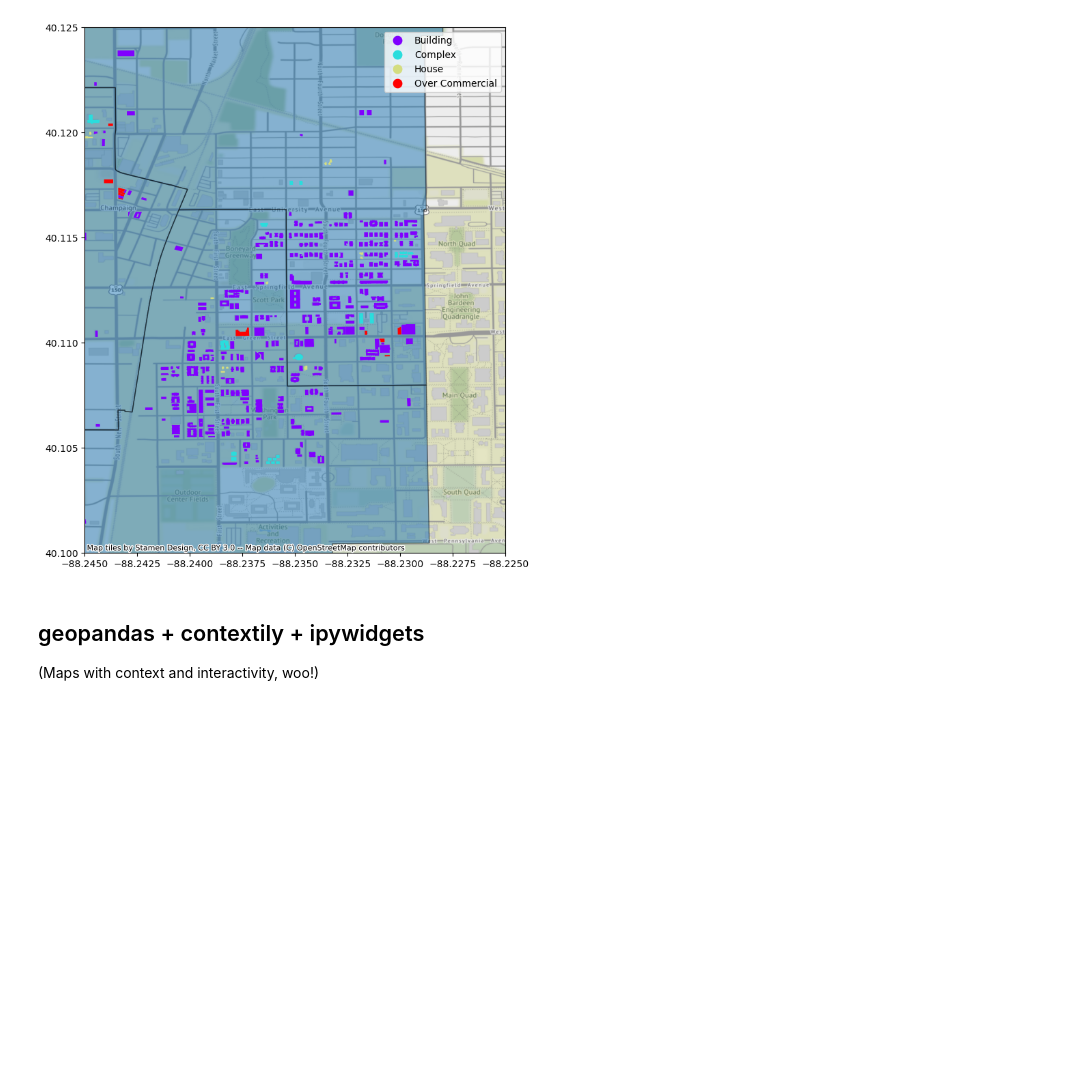
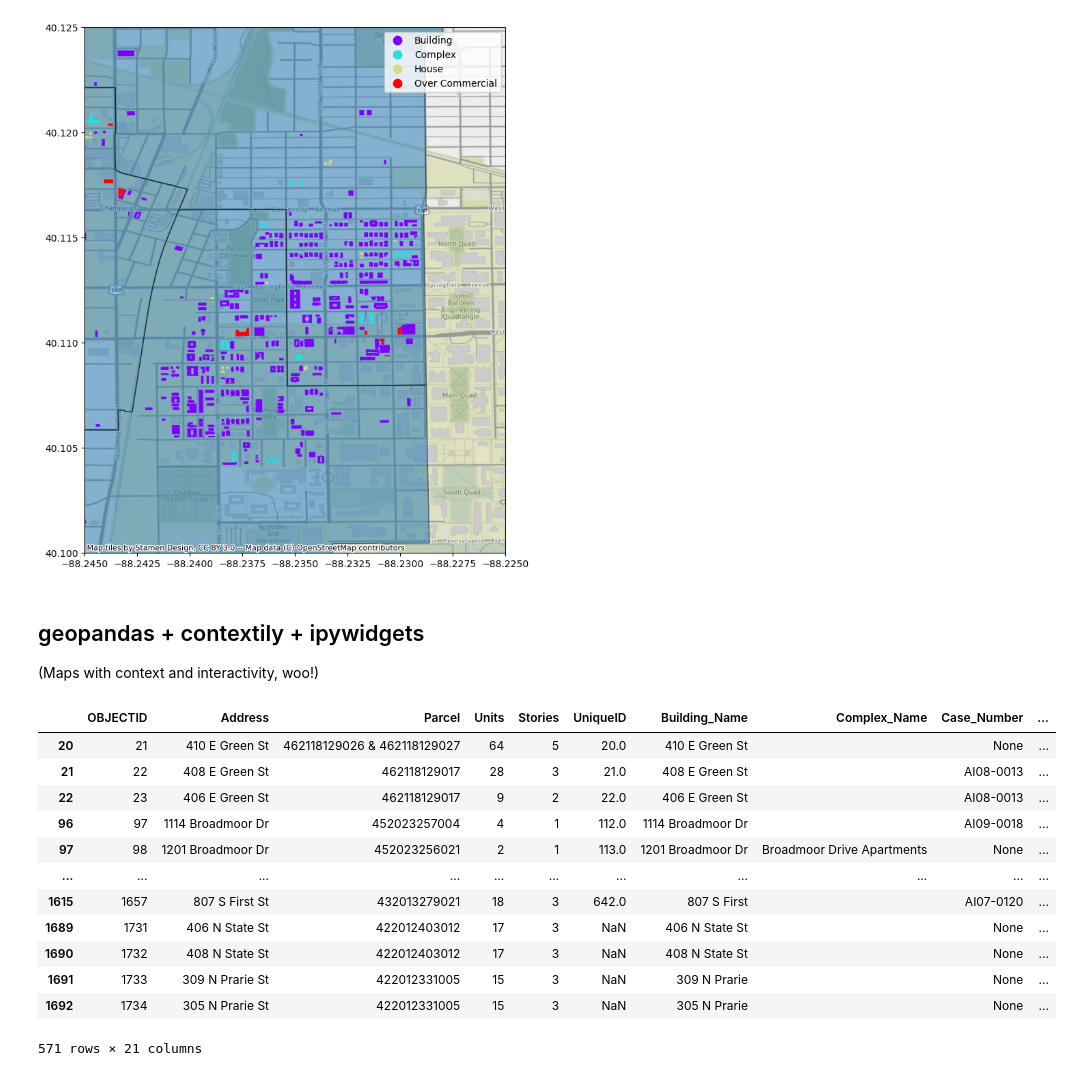
Before and after one commit to UIUC-iSchool-DataViz/is445_bcubcg_fall2022, a Jupyter notebook: _site/week07/inClass_week07.ipynb, the cells around one changed output. Drawn from its saved outputs; the diff is of its cells as text; code cells hidden in the pictures; blank space fills up the shorter version.

```diff
--- a/_site/week07/inClass_week07.ipynb
+++ b/_site/week07/inClass_week07.ipynb
@@ -497,3 +497,27 @@ plt.show()
 (Maps with context and interactivity, woo!)
 # %%
 import ipywidgets
+# %%
+# 1. hardcoding an option we want to change
+
+building_type = 'Building'
+
+apts_subset = apts[apts['Building_Type']==building_type]
+#apts_subset
+
+fig, ax = plt.subplots(figsize=(5,5))
+ax.s
+# %% [output]
+|  | OBJECTID | Address | Parcel | Units | Stories | UniqueID | Building_Name | Complex_Name | Case_Number | ... |
+| 20 | 21 | 410 E Green St | 462118129026 & 462118129027 | 64 | 5 | 20.0 | 410 E Green St |  | None | ... |
+| 21 | 22 | 408 E Green St | 462118129017 | 28 | 3 | 21.0 | 408 E Green St |  | AI08-0013 | ... |
+| 22 | 23 | 406 E Green St | 462118129017 | 9 | 2 | 22.0 | 406 E Green St |  | AI08-0013 | ... |
+| 96 | 97 | 1114 Broadmoor Dr | 452023257004 | 4 | 1 | 112.0 | 1114 Broadmoor Dr |  | AI09-0018 | ... |
+| 97 | 98 | 1201 Broadmoor Dr | 452023256021 | 2 | 1 | 113.0 | 1201 Broadmoor Dr | Broadmoor Drive Apartments | None | ... |
+| ... | ... | ... | ... | ... | ... | ... | ... | ... | ... | ... |
+| 1615 | 1657 | 807 S First St | 432013279021 | 18 | 3 | 642.0 | 807 S First |  | AI07-0120 | ... |
+| 1689 | 1731 | 406 N State St | 422012403012 | 17 | 3 | NaN | 406 N State St |  | None | ... |
+| 1690 | 1732 | 408 N State St | 422012403012 | 17 | 3 | NaN | 408 N State St |  | None | ... |
+| 1691 | 1733 | 309 N Prarie St | 422012331005 | 15 | 3 | NaN | 309 N Prarie |  | None | ... |
+| 1692 | 1734 | 305 N Prarie St | 422012331005 | 15 | 3 | NaN | 305 N Prarie |  | None | ... |
+571 rows × 21 columns
```
